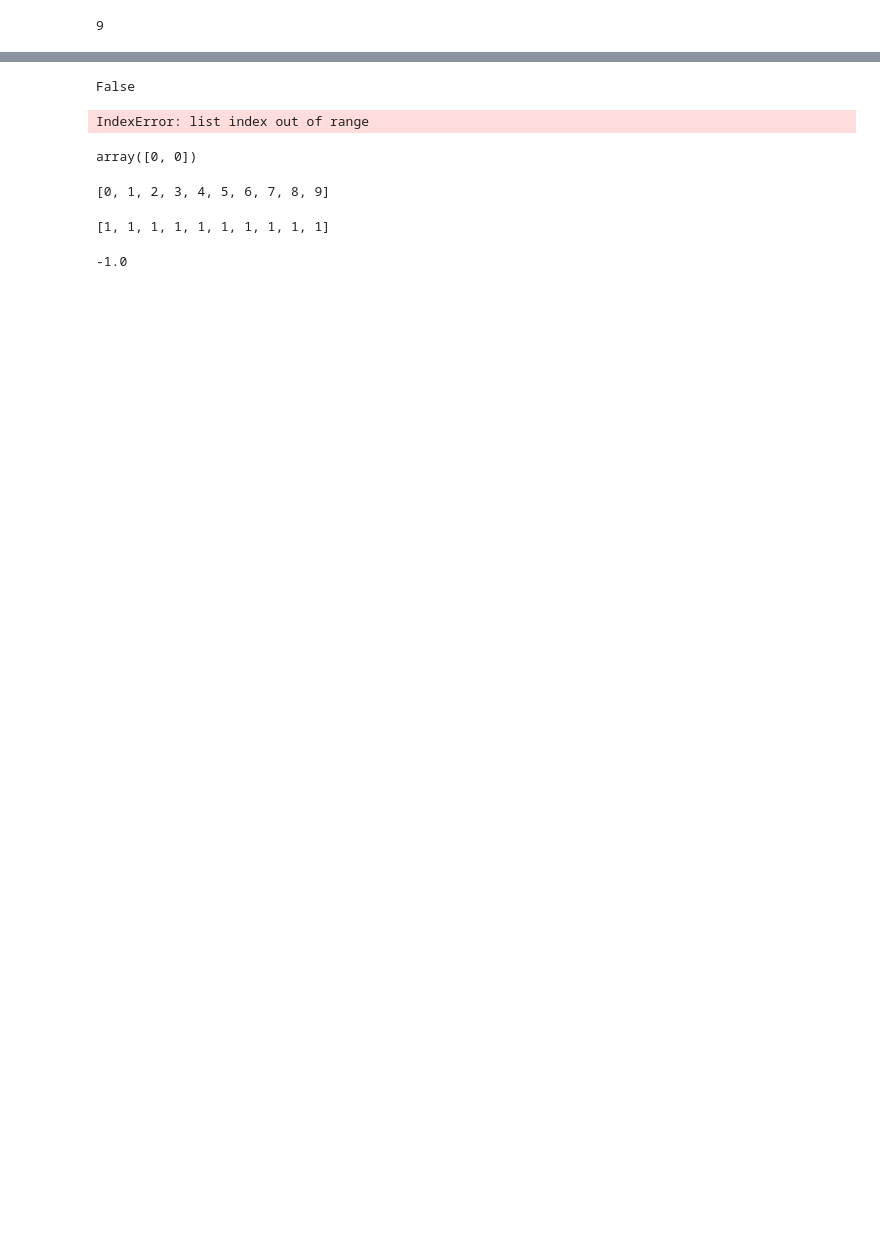
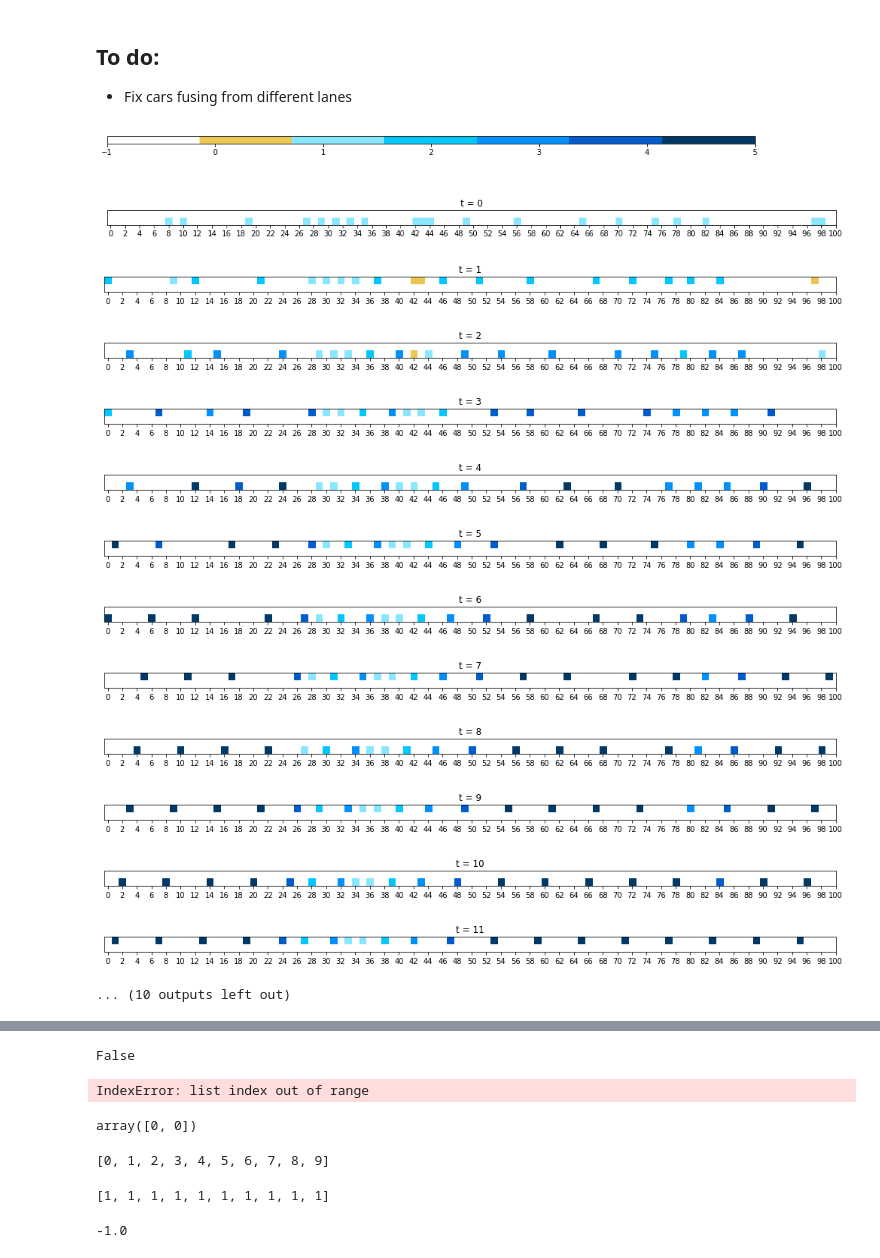
Before and after one commit to Ngort/CS166, a Jupyter notebook: MS_TrafficSimulation_2_lanes.ipynb, the cells around one changed output, grey strips where cells are left out. Drawn from its saved outputs; the diff is of its cells as text; code cells hidden in the pictures; blank space fills up the shorter version.

```diff
--- a/MS_TrafficSimulation_2_lanes.ipynb
+++ b/MS_TrafficSimulation_2_lanes.ipynb
@@ -12,3 +13,7 @@ from bisect import bisect_left
+# %% [markdown]
+## To do:
+
+* Fix cars fusing from different lanes
 # %%
 class TrafficSimulation():
 
@@ -316,8 +264,37 @@ class Car:
         self.front_gap = self.periodic_distance(front_position, self.position[1]) - 1
 
         #if cars[self.front_car].
-# %%
-cars[0].front_gap
-# %% [output]
-9
+# %%
+sim = TrafficSimulation(road_size = 100,lanes=2,density = 0.2, p_change= 1)
+sim.draw()
+
+for _ in range(20):
+    sim.update_simulation()
+    sim.draw()
+
+
+
+sim.animate()
+
+Writer = anim.writers['ffmpeg']
+writer = Writer(fps=10, metadata=dict(artist='Me'), bitrate=1800)
+ani.save('traffic2d_simulation.mp4',writer=writer)
+
+#print(sim.time_step,[(tuple(car.position),car.front_gap) for car in cars])
+    #print('\n')
+    #sim.draw()
+# %% [output]
+[figure, added]
+[figure, added]
+[figure, added]
+[figure, added]
+[figure, added]
+[figure, added]
+[figure, added]
+[figure, added]
+[figure, added]
+[figure, added]
+[figure, added]
+[figure, added]
+... (10 outputs left out)
 # %%
```
Also changed, not shown: parts of 11 cells of this notebook.
